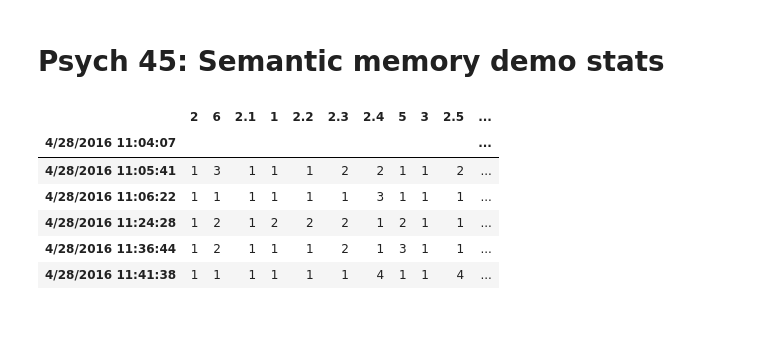
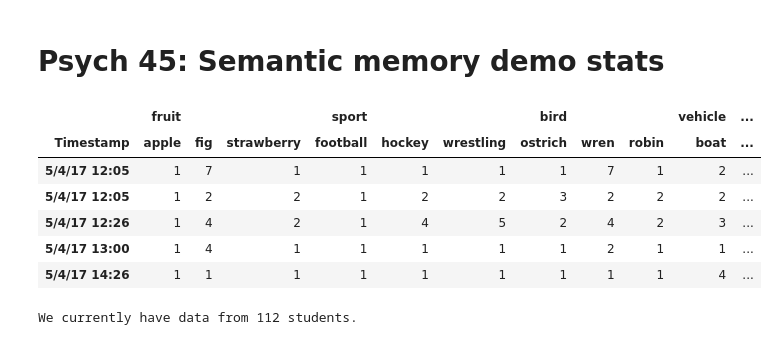
Before and after one commit to pamsfwang/Psych45, a Jupyter notebook: WWW/demos/Semantic_demo_stats.ipynb, the cells around one changed output. Drawn from its saved outputs; the diff is of its cells as text; code cells hidden in the pictures.

```diff
--- a/WWW/demos/Semantic_demo_stats.ipynb
+++ b/WWW/demos/Semantic_demo_stats.ipynb
@@ -9,19 +9,21 @@ import matplotlib.pyplot as plt
 import scipy as sp
 sns.set(style='ticks', context='poster', font_scale=1)
 # %%
-data = pd.read_csv('http://web.stanford.edu/class/psych45/demos/semantic_memory_original_responses.csv',
-                   index_col=[0], header = 2,skipinitialspace=True)#,index_col=[0], skipinitialspace=True
+data = pd.read_csv('/Users/Pamsfwang/Documents/Psych45/WWW/demos/Semantic_demo.csv',
+                  index_col=[0],header=[0, 1], skipinitialspace=True)
 data.head()
 # %% [output]
-|  | 2 | 6 | 2.1 | 1 | 2.2 | 2.3 | 2.4 | 5 | 3 | 2.5 | ... |
-| 4/28/2016 11:04:07 |  |  |  |  |  |  |  |  |  |  | ... |
-| 4/28/2016 11:05:41 | 1 | 3 | 1 | 1 | 1 | 2 | 2 | 1 | 1 | 2 | ... |
-| 4/28/2016 11:06:22 | 1 | 1 | 1 | 1 | 1 | 1 | 3 | 1 | 1 | 1 | ... |
-| 4/28/2016 11:24:28 | 1 | 2 | 1 | 2 | 2 | 2 | 1 | 2 | 1 | 1 | ... |
-| 4/28/2016 11:36:44 | 1 | 2 | 1 | 1 | 1 | 2 | 1 | 3 | 1 | 1 | ... |
-| 4/28/2016 11:41:38 | 1 | 1 | 1 | 1 | 1 | 1 | 4 | 1 | 1 | 4 | ... |
+|  | fruit |  |  | sport |  |  | bird |  |  | vehicle | ... |
+| Timestamp | apple | fig | strawberry | football | hockey | wrestling | ostrich | wren | robin | boat | ... |
+| 5/4/17 12:05 | 1 | 7 | 1 | 1 | 1 | 1 | 1 | 7 | 1 | 2 | ... |
+| 5/4/17 12:05 | 1 | 2 | 2 | 1 | 2 | 2 | 3 | 2 | 2 | 2 | ... |
+| 5/4/17 12:26 | 1 | 4 | 2 | 1 | 4 | 5 | 2 | 4 | 2 | 3 | ... |
+| 5/4/17 13:00 | 1 | 4 | 1 | 1 | 1 | 1 | 1 | 2 | 1 | 1 | ... |
+| 5/4/17 14:26 | 1 | 1 | 1 | 1 | 1 | 1 | 1 | 1 | 1 | 4 | ... |
 # %%
 print 'We currently have data from ' + str(data.count()[0]) + ' students.'
+# %% [output]
+We currently have data from 112 students.
 # %%
 df = data.unstack().reset_index(name='rating')
 #df.rename(columns={'Timestamp': 'item', 'level_2': 'timestamp'}, inplace=True)
```
Also changed, not shown: parts of 5 cells of this notebook.
